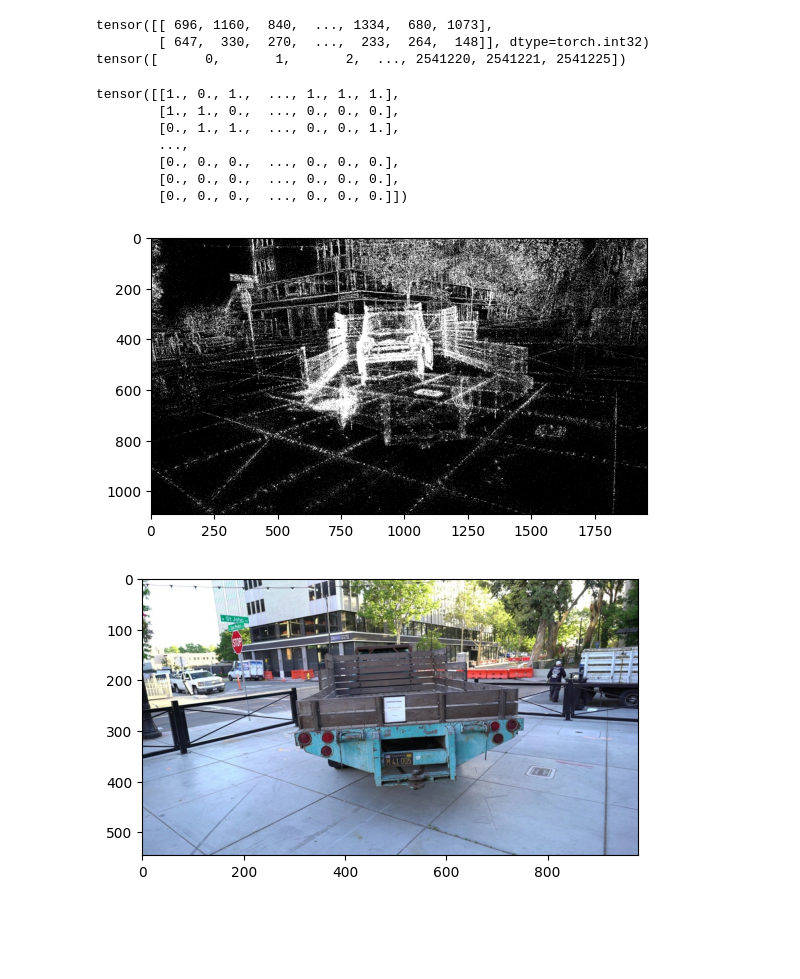
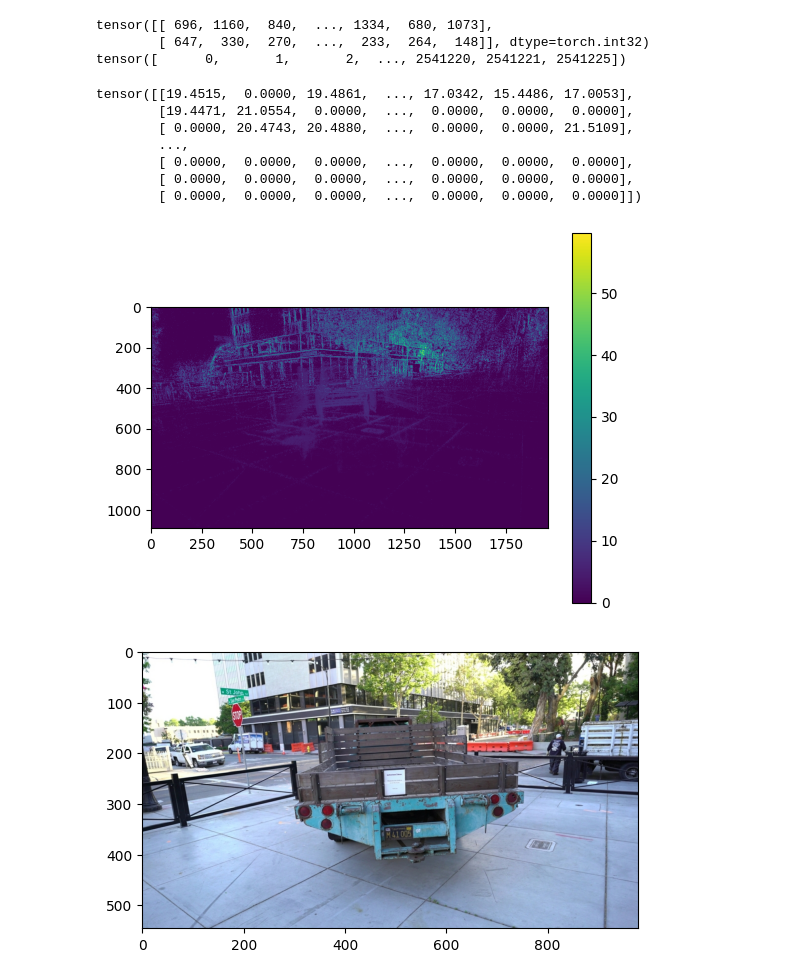
Before and after one commit to Zhu-K/text-prompted-3dgs-segmentation, a Jupyter notebook: main.ipynb, the cells around one changed output. Saved outputs shown, nothing was run; the diff lists cells and outputs as text; code cells hidden in the pictures; blank space fills up the shorter version.

Commit message:
corrected image and gaussian scaling issue

```diff
--- a/main.ipynb
+++ b/main.ipynb
@@ -26,5 +14,9 @@ print(np.asarray(pcd.points))
+# %%
+pcd = PlyData.read(gaussian_file)['vertex']
+pcd_array = np.array([pcd['x'], pcd['y'], pcd['z']], dtype=np.double).T
+opacities = pcd['opacity']
 # %%
-pcd_array = np.asarray(pcd.points)
 pcd_array = torch.from_numpy(pcd_array)
-print(pcd_array)
+opacities = torch.from_numpy(opacities)
+print(pcd_array.shape)
 # %% [output]
@@ -96,16 +81,16 @@ img = torch.zeros((HEIGHT, WIDTH))
 x = filt_points[0, :].squeeze()
 y = filt_points[1, :].squeeze()
 
-img[y, x] = 1
+img[y, x] = torch.tensor(filt_depths, dtype=torch.float)
 print(img)
 # %% [output]
-tensor([[1., 0., 1.,  ..., 1., 1., 1.],
-        [1., 1., 0.,  ..., 0., 0., 0.],
-        [0., 1., 1.,  ..., 0., 0., 1.],
+tensor([[19.4515,  0.0000, 19.4861,  ..., 17.0342, 15.4486, 17.0053],
+        [19.4471, 21.0554,  0.0000,  ...,  0.0000,  0.0000,  0.0000],
+        [ 0.0000, 20.4743, 20.4880,  ...,  0.0000,  0.0000, 21.5109],
         ...,
-        [0., 0., 0.,  ..., 0., 0., 0.],
-        [0., 0., 0.,  ..., 0., 0., 0.],
-        [0., 0., 0.,  ..., 0., 0., 0.]])
+        [ 0.0000,  0.0000,  0.0000,  ...,  0.0000,  0.0000,  0.0000],
+        [ 0.0000,  0.0000,  0.0000,  ...,  0.0000,  0.0000,  0.0000],
+        [ 0.0000,  0.0000,  0.0000,  ...,  0.0000,  0.0000,  0.0000]])
 # %%
 from PIL import Image
 
@@ -116,12 +101,15 @@ im.save(name)
 # %%
 # Visualize grayscale projected view
 
 import matplotlib.pyplot as plt
 
-plt.imshow(img, cmap='gray')
+fig, ax = plt.subplots()
+cax = ax.imshow(img)
+fig.colorbar(cax)
+
 plt.show()
 # %% [output]
-[figure, old version]
+[figure, new version]
 # %%
 # place image dataset in the ../dataset directory
 img_gt = plt.imread(f"./dataset/truck/images/{cameras[i]['img_name']}.jpg")
```
Also changed, not shown: parts of 10 cells of this notebook, 1 other file.
